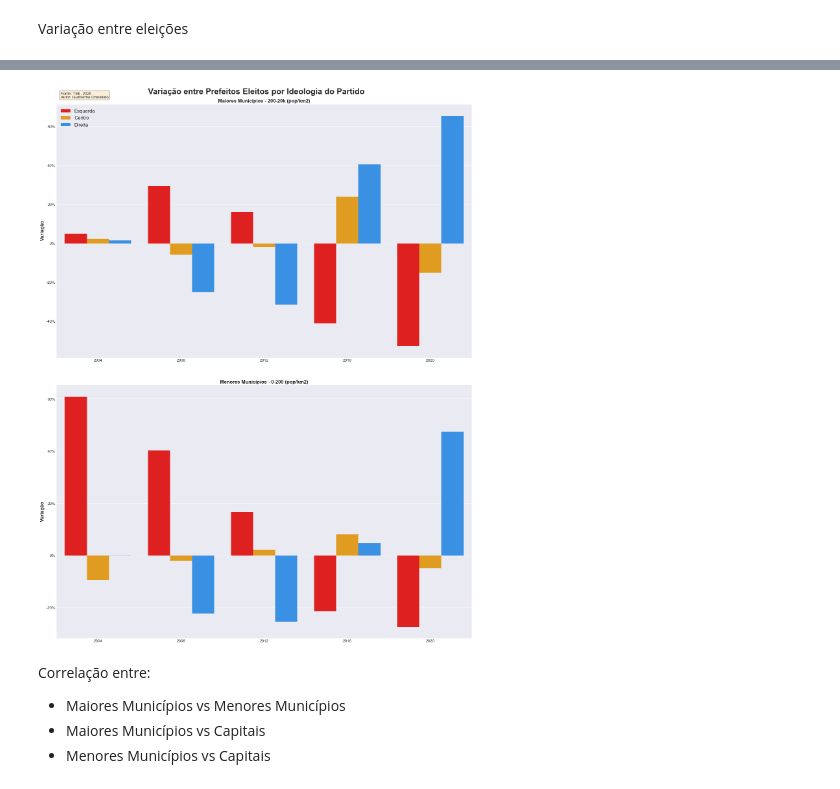
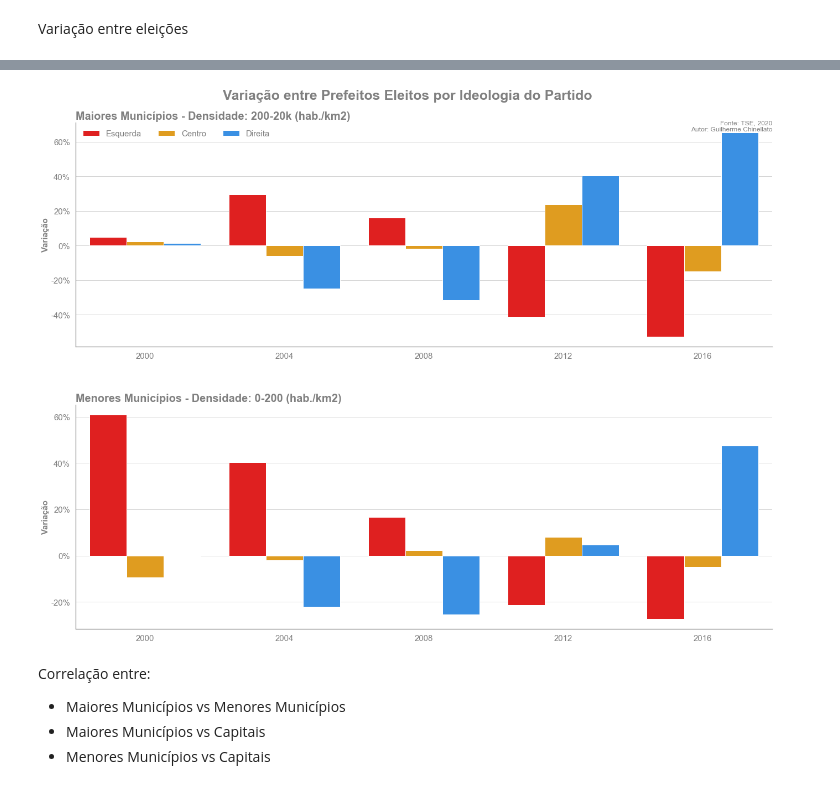
Before and after one commit to gchinellato/eleicoes-ideologia, a Jupyter notebook: eleicoes-ideologia.ipynb, the cells around one changed output, grey strips where cells are left out. Cells and saved outputs as stored; diff of their text form; code cells hidden in the pictures.

Commit message:
updated color charts

```diff
--- a/eleicoes-ideologia.ipynb
+++ b/eleicoes-ideologia.ipynb
@@ -409,7 +454,6 @@ Preparar dataset para flourish
 res.insert(0, 'ideologia', res.index.map(mapa_ideologico))
 res.to_excel('output/flourish_municipios_total.xlsx')
 # %%
-plt.style.use('seaborn-darkgrid')
 title = 'Prefeitos Eleitos por Partido'
 textstr = '\n'.join((
     r'Fonte: TSE, 2020',
@@ -617,13 +651,17 @@ r_dir_capitais = r_dir_capitais.fillna(0).astype(int)
 r_dir_capitais.sort_values(r_dir_capitais.index[-1], axis=1, ascending=False, inplace=True)
 # %%
 fig, axs = plt.subplots(3,1, figsize = (20,20))
-fig.suptitle('Prefeitos Eleitos por Partido (capitais)', fontsize=25, fontweight='bold')
 
-props = dict(boxstyle='round', facecolor='wheat', alpha=0.5)
-axs[0].text(0.0, 1.10, legend, transform=axs[0].transAxes, fontsize=10, verticalalignment='top', bbox=props)
+sns.set_style('white')
+sns.despine()
+
+title = 'Prefeitos Eleitos por Partido (somente capitais)'
+plt.text(x=0.125, y=0.9, s=title, fontsize=25, color='grey', fontweight='bold',
+         transform=fig.transFigure)
+
+axs[0].text(1.0, 1.0, legend, transform=axs[0].transAxes, fontsize=12, ha='right', va='top', color='grey')
 
 draw_subplots(axs, r_esq_capitais, r_centro_capitais, r_dir_capitais)
 
-fig.tight_layout(pad=5.0)
 plt.savefig('output/prefeitos_partido_capitais.png', dpi=300, bbox_inches = 'tight')
 # %% [output]
@@ -802,43 +909,58 @@ res_den_maior_var.columns = ['Ano','Ideologia','Variação']
 res_den_menor_var = res_den_menor.pct_change().stack().reset_index()
 res_den_menor_var.columns = ['Ano','Ideologia','Variação']
 # %%
-fig, axs = plt.subplots(2,1, figsize = (20,25))
+fig, axs = plt.subplots(2,1, figsize = (20,15))
 
-c_maior = sns.catplot(data=res_den_maior_var, x='Ano', y='Variação', hue='Ideologia', kind='bar', palette=colors, ax=axs[0])
-c_menor = sns.catplot(data=res_den_menor_var, x='Ano', y='Variação', hue='Ideologia', kind='bar', palette=colors, ax=axs[1])
+sns.set_style('whitegrid')
+sns.despine()
 
-fig.suptitle('Variação entre Prefeitos Eleitos por Ideologia do Partido', fontsize=25, fontweight='bold')
+c_maior = sns.catplot(data=res_den_maior_var, x='Ano', y='Variação', hue='Ideologia', kind='bar',
+                      palette=colors, ax=axs[0])
+c_menor = sns.catplot(data=res_den_menor_var, x='Ano', y='Variação', hue='Ideologia', kind='bar'
+                      , palette=colors, ax=axs[1])
 
-axs[0].set_title('Maiores Municípios - 200-20k (pop/km2)', fontsize=15, fontweight='bold')
-axs[1].set_title('Menores Municípios - 0-200 (pop/km2)', fontsize=15, fontweight='bold')
+title='Variação entre Prefeitos Eleitos por Ideologia do Partido'
+plt.text(x=0.125, y=0.9, s=title, fontsize=25, color='grey', fontweight='bold',
+         transform=fig.transFigure)
+
+fig.suptitle('Variação entre Prefeitos Eleitos por Ideologia do Partido', fontsize=25, fontweight='bold',
+             color='grey')
+
+axs[0].set_title('Maiores Municípios - Densidade: 200-20k (hab./km2)', loc='left', fontsize=20, fontweight='bold', color='grey')
+axs[1].set_title('Menores Municípios - Densidade: 0-200 (hab./km2)', loc='left', fontsize=20, fontweight='bold', color='grey')
 
 axs[0].set_xlabel('')
 axs[1].set_xlabel('')
 
-axs[0].set_ylabel('Variação', fontsize=15, fontweight='bold')
-axs[1].set_ylabel('Variação', fontsize=15, fontweight='bold')
+axs[0].set_ylabel('Variação', labelpad=2, fontsize=15, fontweight='bold', color='grey')
+axs[1].set_ylabel('Variação', labelpad=2, fontsize=15, fontweight='bold', color='grey')
 
-axs[0].tick_params(axis='both', which='major', labelsize=12)
-axs[1].tick_params(axis='both', which='major', labelsize=12)
+axs[0].set_xticklabels(labels=[ano_da_eleicao[i] for i in axs[0].get_xticks()], fontsize=15, color='grey')
+axs[1].set_xticklabels(labels=[ano_da_eleicao[i] for i in axs[1].get_xticks()], fontsize=15, color='grey')
 
 vals = axs[0].get_yticks()
-axs[0].set_yticklabels(['{:,.0%}'.format(x) for x in vals])
+axs[0].set_yticklabels(['{:,.0%}'.format(x) for x in vals], fontsize=15, color='grey')
 vals = axs[1].get_yticks()
-axs[1].set_yticklabels(['{:,.0%}'.format(x) for x in vals])
+axs[1].set_yticklabels(['{:,.0%}'.format(x) for x in vals], fontsize=15, color='grey')
 
-axs[0].legend(fontsize=15)
+axs[0].spines['bottom'].set_color('grey')
+axs[0].spines['left'].set_color('grey')
+axs[1].spines['bottom'].set_color('grey')
+axs[1].spines['left'].set_color('grey')
+
+l = axs[0].legend(loc='upper left', ncol=4, fontsize=15)
+for text in l.get_texts():
+    text.set_color('grey')
 axs[1].get_legend().remove()
 
-props = dict(boxstyle='round', facecolor='wheat', alpha=0.5)
-axs[0].text(0.01, 1.05, textstr, transform=axs[0].transAxes, fontsize=12,
-        verticalalignment='top', bbox=props)
+axs[0].text(1.0, 1.01, legend, transform=axs[0].transAxes, fontsize=12, ha='right', va='top', color='grey')
 
 plt.close(2)
 plt.close(3)
-fig.tight_layout(pad=5.5)
+fig.tight_layout(pad=6)
 plt.savefig('output/prefeitos_densidade_maiores_menores_var.png', dpi=300, bbox_inches = 'tight')
 # %% [output]
-[figure, old version]
+[figure, new version]
 # %% [markdown]
 Correlação entre:
 - Maiores Municípios vs Menores Municípios
```
Also changed, not shown: parts of 15 cells of this notebook, 20 other files.
